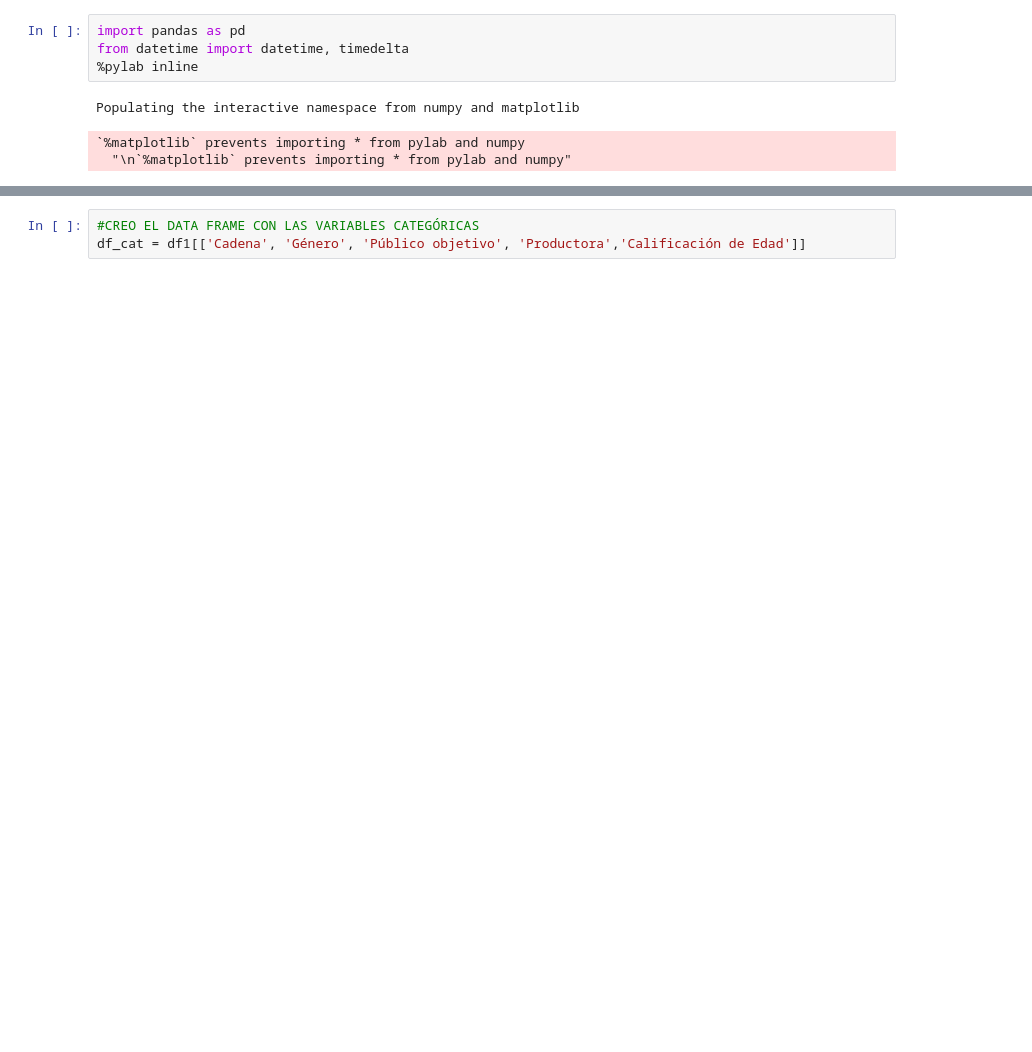
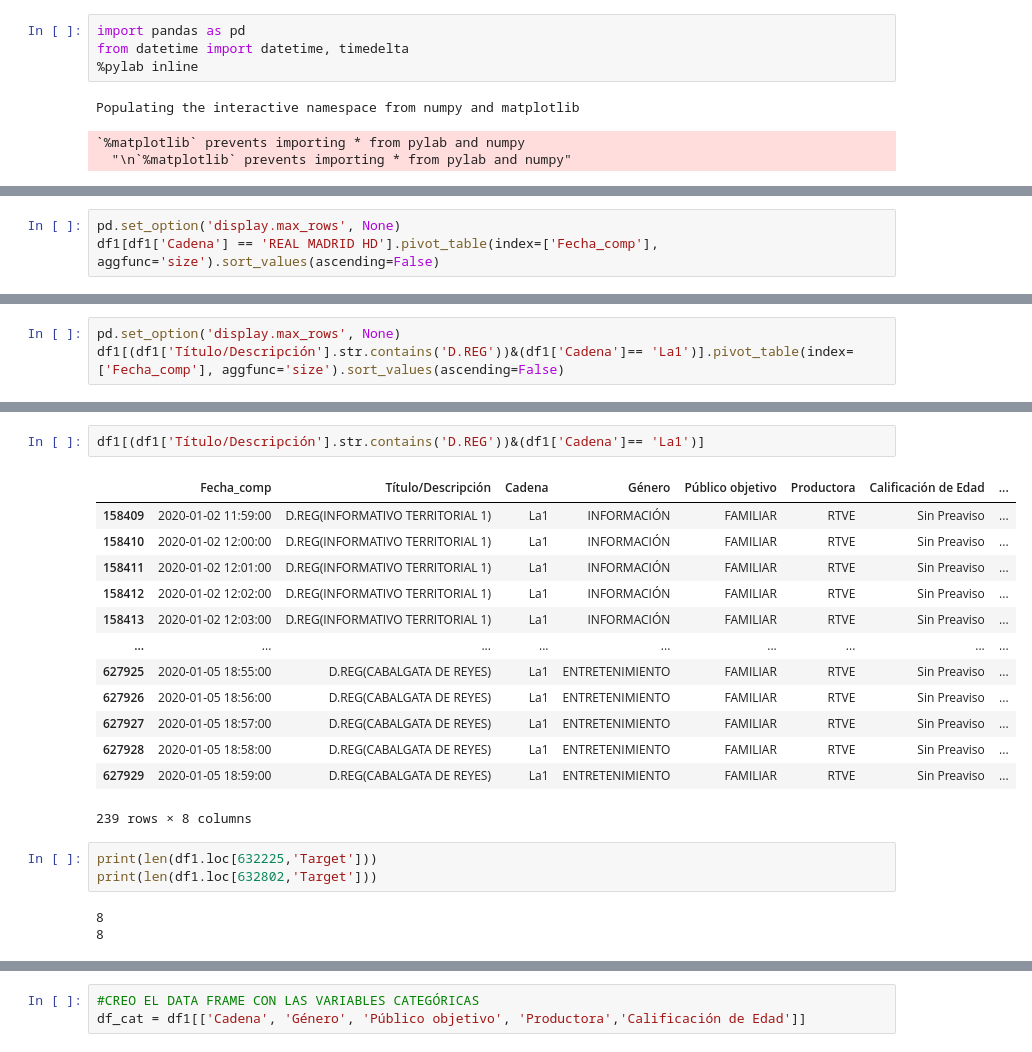
Before and after one commit to JavierCasadoAguinaga/TFM-Javier_Casado, a Jupyter notebook: prueba-------------------------TFM_JAV_CAS_AUDIENCIA.ipynb, the cells around one changed output, grey strips where cells are left out. Drawn from its saved outputs; the diff is of its cells as text; blank space fills up the shorter version.

```diff
--- a/prueba-------------------------TFM_JAV_CAS_AUDIENCIA.ipynb
+++ b/prueba-------------------------TFM_JAV_CAS_AUDIENCIA.ipynb
@@ -155,0 +170,3 @@ df1.head(5)
+# %%
+pd.set_option('display.max_rows', None)
+df1[df1['Cadena'] == 'REAL MADRID HD'].pivot_table(index=['Fecha_comp'], aggfunc='size').sort_values(ascending=False)
@@ -155,0 +246,3 @@ df1.head(5)
+# %%
+pd.set_option('display.max_rows', None)
+df1[(df1['Título/Descripción'].str.contains('D.REG'))&(df1['Cadena']== 'La1')].pivot_table(index=['Fecha_comp'], aggfunc='size').sort_values(ascending=False)
@@ -155,0 +267,22 @@ df1.head(5)
+# %%
+df1[(df1['Título/Descripción'].str.contains('D.REG'))&(df1['Cadena']== 'La1')]
+# %% [output]
+|  | Fecha_comp | Título/Descripción | Cadena | Género | Público objetivo | Productora | Calificación de Edad | ... |
+| 158409 | 2020-01-02 11:59:00 | D.REG(INFORMATIVO TERRITORIAL 1) | La1 | INFORMACIÓN | FAMILIAR | RTVE | Sin Preaviso | ... |
+| 158410 | 2020-01-02 12:00:00 | D.REG(INFORMATIVO TERRITORIAL 1) | La1 | INFORMACIÓN | FAMILIAR | RTVE | Sin Preaviso | ... |
+| 158411 | 2020-01-02 12:01:00 | D.REG(INFORMATIVO TERRITORIAL 1) | La1 | INFORMACIÓN | FAMILIAR | RTVE | Sin Preaviso | ... |
+| 158412 | 2020-01-02 12:02:00 | D.REG(INFORMATIVO TERRITORIAL 1) | La1 | INFORMACIÓN | FAMILIAR | RTVE | Sin Preaviso | ... |
+| 158413 | 2020-01-02 12:03:00 | D.REG(INFORMATIVO TERRITORIAL 1) | La1 | INFORMACIÓN | FAMILIAR | RTVE | Sin Preaviso | ... |
+| ... | ... | ... | ... | ... | ... | ... | ... | ... |
+| 627925 | 2020-01-05 18:55:00 | D.REG(CABALGATA DE REYES) | La1 | ENTRETENIMIENTO | FAMILIAR | RTVE | Sin Preaviso | ... |
+| 627926 | 2020-01-05 18:56:00 | D.REG(CABALGATA DE REYES) | La1 | ENTRETENIMIENTO | FAMILIAR | RTVE | Sin Preaviso | ... |
+| 627927 | 2020-01-05 18:57:00 | D.REG(CABALGATA DE REYES) | La1 | ENTRETENIMIENTO | FAMILIAR | RTVE | Sin Preaviso | ... |
+| 627928 | 2020-01-05 18:58:00 | D.REG(CABALGATA DE REYES) | La1 | ENTRETENIMIENTO | FAMILIAR | RTVE | Sin Preaviso | ... |
+| 627929 | 2020-01-05 18:59:00 | D.REG(CABALGATA DE REYES) | La1 | ENTRETENIMIENTO | FAMILIAR | RTVE | Sin Preaviso | ... |
+239 rows × 8 columns
+# %%
+print(len(df1.loc[632225,'Target']))
+print(len(df1.loc[632802,'Target']))
+# %% [output]
+8
+8
```
Also changed, not shown: parts of 46 cells of this notebook.
